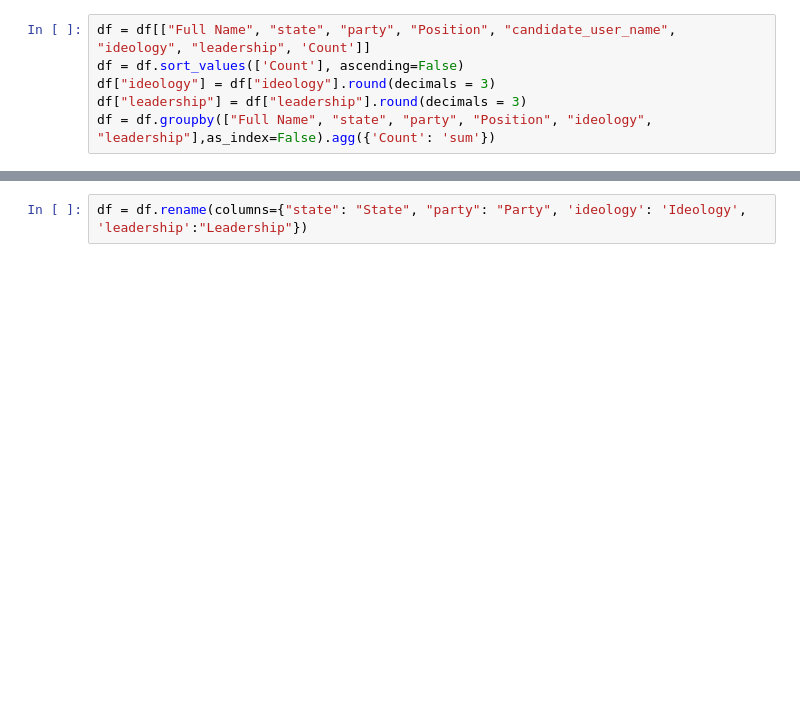
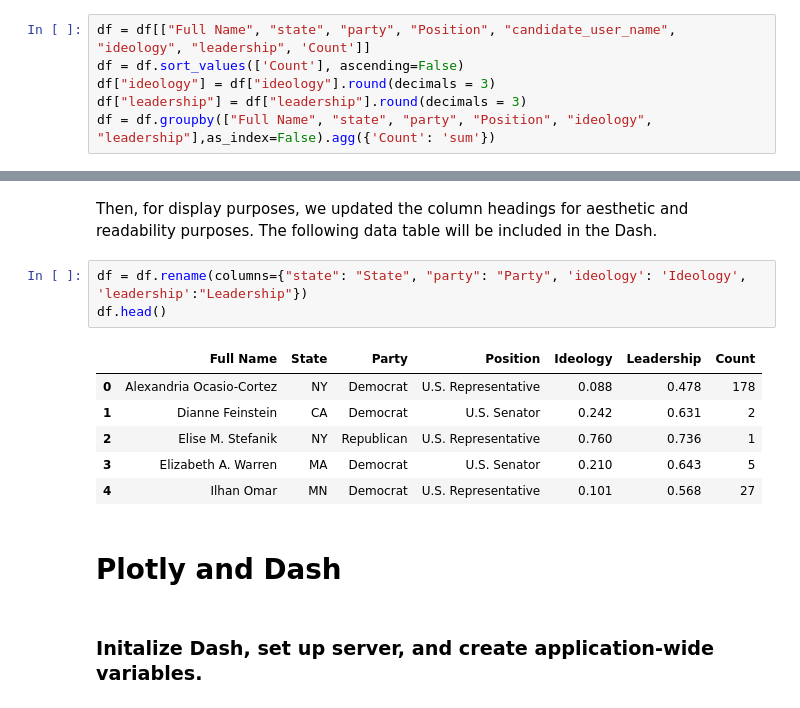
Before and after one commit to Thiyaghessan/sexual-harassment-twitter, a Jupyter notebook: Visualization.ipynb, the cells around one changed output, grey strips where cells are left out. Saved outputs shown, nothing was run; the diff lists cells and outputs as text; blank space fills up the shorter version.

```diff
--- a/Visualization.ipynb
+++ b/Visualization.ipynb
@@ -44,2 +62,16 @@ state_df.head()
-# %%
-df = df.rename(columns={"state": "State", "party": "Party", 'ideology': 'Ideology', 'leadership':"Leadership"})
+# %% [markdown]
+Then, for display purposes, we updated the column headings for aesthetic and readability purposes. The following data table will be included in the Dash.
+# %%
+df = df.rename(columns={"state": "State", "party": "Party", 'ideology': 'Ideology', 'leadership':"Leadership"})
+df.head()
+# %% [output]
+|  | Full Name | State | Party | Position | Ideology | Leadership | Count |
+| 0 | Alexandria Ocasio-Cortez | NY | Democrat | U.S. Representative | 0.088 | 0.478 | 178 |
+| 1 | Dianne Feinstein | CA | Democrat | U.S. Senator | 0.242 | 0.631 | 2 |
+| 2 | Elise M. Stefanik | NY | Republican | U.S. Representative | 0.760 | 0.736 | 1 |
+| 3 | Elizabeth A. Warren | MA | Democrat | U.S. Senator | 0.210 | 0.643 | 5 |
+| 4 | Ilhan Omar | MN | Democrat | U.S. Representative | 0.101 | 0.568 | 27 |
+# %% [markdown]
+# Plotly and Dash
+# %% [markdown]
+### Initalize Dash, set up server, and create application-wide variables.
```
Also changed, not shown: parts of 19 cells of this notebook.
